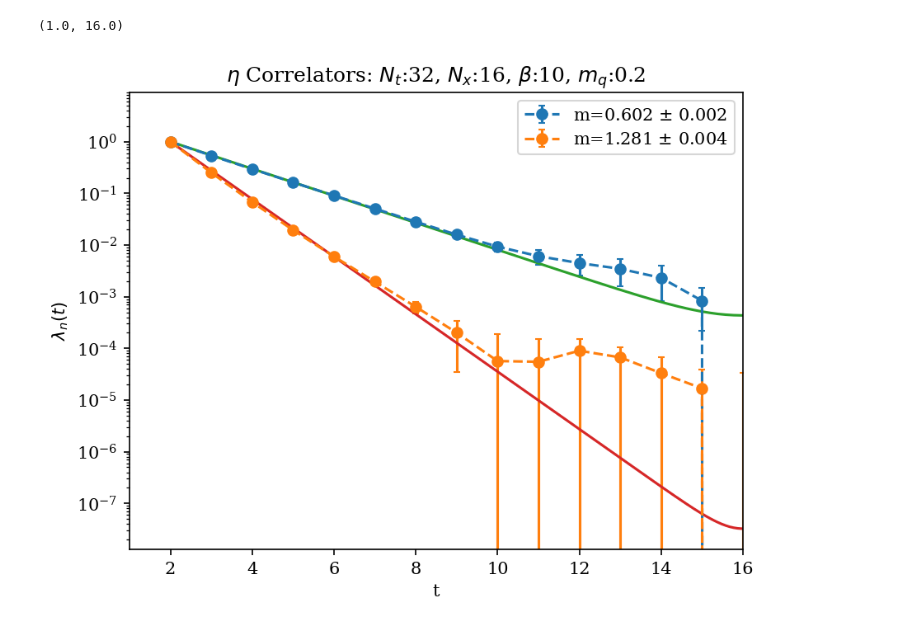
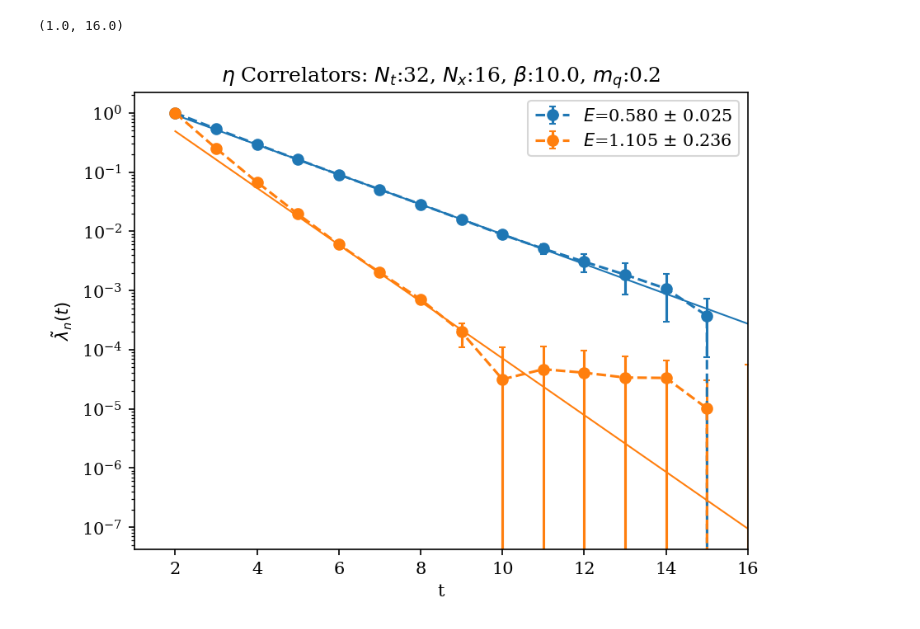
Before and after one commit to wurdahl/schwingerModel, a Jupyter notebook: interacting.ipynb, the cells around one changed output. Drawn from its saved outputs; the diff is of its cells as text; code cells hidden in the pictures.

```diff
--- a/interacting.ipynb
+++ b/interacting.ipynb
@@ -48,3 +45,6 @@ dataPi = sim.GEVP.measureEnsemble(path, meta.configIndices, basisPi)
+# %%
+dataPiPi = sim.GEVP.measureEnsemble(path, (meta.configIndices)[::50], basisPiPi)
+dataPi = sim.GEVP.measureEnsemble(path, (meta.configIndices)[::50], basisPi)
 # %%
 gevpTi = 2
 
@@ -93,9 +88,8 @@ plt.xlim([1,16])
 # %%
-piE = []
-for i in range(len(basisPi)):
-    piE.append(sim.GEVP.gevpMassExtract(out2,fitT=[4,10],eigenIdx=i,coshExpr=False))
-
-piE = np.array(piE)
+outMpi = sim.GEVP.bootstrapEnsemble(dataPi, reduce=sim.GEVP.massReduce(ti=gevpTi, shift=1,
+                                  fitT=[2,10], withAmp=True))
+piE, logApi = outMpi[0][:, 0], outMpi[0][:, 1]
+piErr = outMpi[1][:, :, 0].mean(axis=0)      # symmetrized mass errors per state
 # %%
 print(piE)
 # %% [output]
@@ -131,15 +123,14 @@ plt.xlim([1,16])
 # %%
 basisEta = [singlet(g5),singlet(g5d2)]
 
-dataEta = sim.GEVP.measureEnsemble(path, meta.configIndices, basisEta)
+dataEta = sim.GEVP.measureEnsemble(path, meta.configIndices[::25], basisEta)
 # %%
 outEta = sim.GEVP.bootstrapEnsemble(dataEta, reduce=sim.GEVP.makeGevpReduce(ti=gevpTi,shift=1))
 # %%
-etaE = []
-for i in range(len(basisEta)):
-    etaE.append(sim.GEVP.gevpMassExtract(outEta,fitT=[4,10],eigenIdx=i,coshExpr=False))
-
-etaE = np.array(etaE)
+outMeta = sim.GEVP.bootstrapEnsemble(dataEta, reduce=sim.GEVP.massReduce(ti=gevpTi, shift=1,
+                                  fitT=[3,10], withAmp=True))
+etaE, logAeta = outMeta[0][:, 0], outMeta[0][:, 1]
+etaErr = outMeta[1][:, :, 0].mean(axis=0)      # symmetrized mass errors per state
 # %%
 print(etaE)
 # %% [output]
@@ -148,30 +138,29 @@ print(etaE)
 # %%
 central, err, cov = outEta
 
-ts = np.arange(gevpTi, gevpTi + central.shape[0])   # actual times: gevpTi .. dimt-1
+ts = np.arange(gevpTi, gevpTi + central.shape[0])   # times of the shifted curves
+tf = np.linspace(gevpTi, 16, 300)
 
 plt.figure(dpi=150)
 for e in range(central.shape[1]):
-    plt.errorbar(ts, central[:, e], yerr=err[::-1, :, e],
-                 fmt='o--', capsize=2, label=rf"m={etaE[e,0]:.3f} $\pm$ {etaE[e,1]:.3f}")
-
-# cosh references: same pivot as the gevp normalization, explicit x-axis
-tf = np.linspace(gevpTi, meta.dimt - 1, 300)
-
-for i in range(len(basisPi)):
-    plt.plot(tf, coshCorrel(tf, etaE[i][0], gevpTi, meta.dimt))
-
+    line = plt.errorbar(ts, central[:, e], yerr=np.maximum(err[::-1, :, e], 0),
+                        fmt='o--', capsize=2,
+                        label=rf"$E$={etaE[e]:.3f} $\pm$ {etaErr[e]:.3f}")
+    # fitted exponential from massReduce: exp(logA - E*(t - gevpTi)), the model
+    # actually fit to these (shifted) curves — cosh is the wrong shape here
+    plt.plot(tf, np.exp(logAeta[e] - etaE[e]*(tf - gevpTi)),
+             color=line[0].get_color(), lw=1)
 
 plt.semilogy()
-plt.xlabel("t"); plt.ylabel(r"$\lambda_n(t)$")
+plt.xlabel("t"); plt.ylabel(r"$\tilde\lambda_n(t)$")
 plt.legend()
 
 plt.title(rf"$\eta$ Correlators: $N_t$:{meta.dimt}, $N_x$:{meta.dimx}, $\beta$:{meta.beta}, $m_q$:{meta.fMass}")
 
 plt.xlim([1,16])
 # %% [output]
 (1.0, 16.0)
-[figure, old version]
+[figure, new version]
 # %%
 etaeta_00   = makeState([(g5,   0), (g5,   0)], I=0, I3=0)
 etaeta_0d2  = makeState([(g5,   0), (g5d2, 0)], I=0, I3=0)
```
Also changed, not shown: parts of 12 cells of this notebook, 1 other file.
